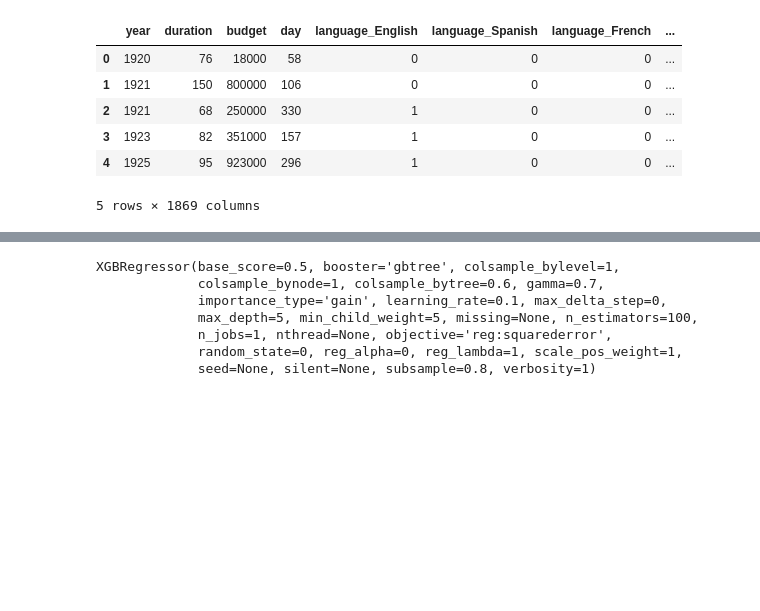
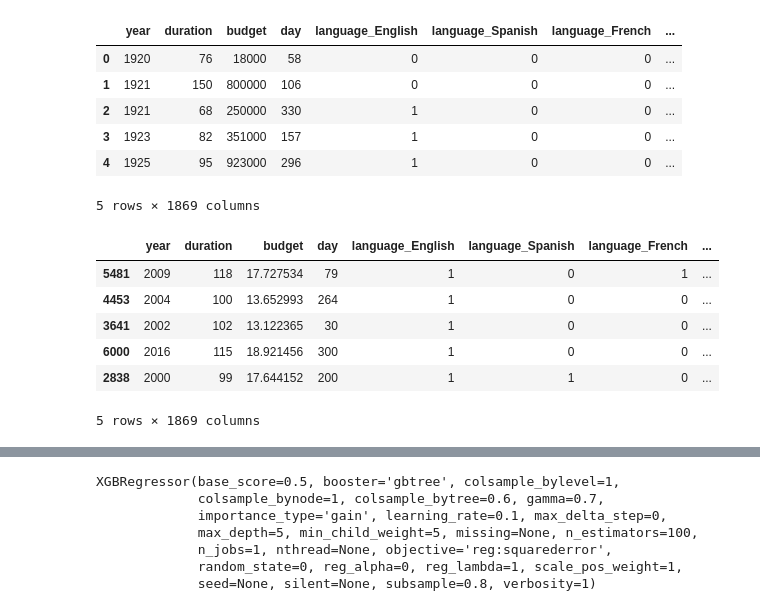
Before and after one commit to qizhengyaoyao/Final-project, a Jupyter notebook: 01_Data_Processing_CPU.ipynb, the cells around one changed output, grey strips where cells are left out. Cells and saved outputs as stored; diff of their text form; code cells hidden in the pictures; blank space fills up the shorter version.

```diff
--- a/01_Data_Processing_CPU.ipynb
+++ b/01_Data_Processing_CPU.ipynb
@@ -263,3 +271,13 @@ revenue_y=sample_df["worlwide_gross_income"]
 # %%
 from sklearn.model_selection import train_test_split
 X_train, X_test, revenue_y_train, revenue_y_test = train_test_split(X, revenue_y, test_size=0.2)
+# %%
+X_train.head()
+# %% [output]
+|  | year | duration | budget | day | language_English | language_Spanish | language_French | ... |
+| 5481 | 2009 | 118 | 17.727534 | 79 | 1 | 0 | 1 | ... |
+| 4453 | 2004 | 100 | 13.652993 | 264 | 1 | 0 | 0 | ... |
+| 3641 | 2002 | 102 | 13.122365 | 30 | 1 | 0 | 0 | ... |
+| 6000 | 2016 | 115 | 18.921456 | 300 | 1 | 0 | 0 | ... |
+| 2838 | 2000 | 99 | 17.644152 | 200 | 1 | 1 | 0 | ... |
+5 rows × 1869 columns
```
Also changed, not shown: parts of 15 cells of this notebook.
